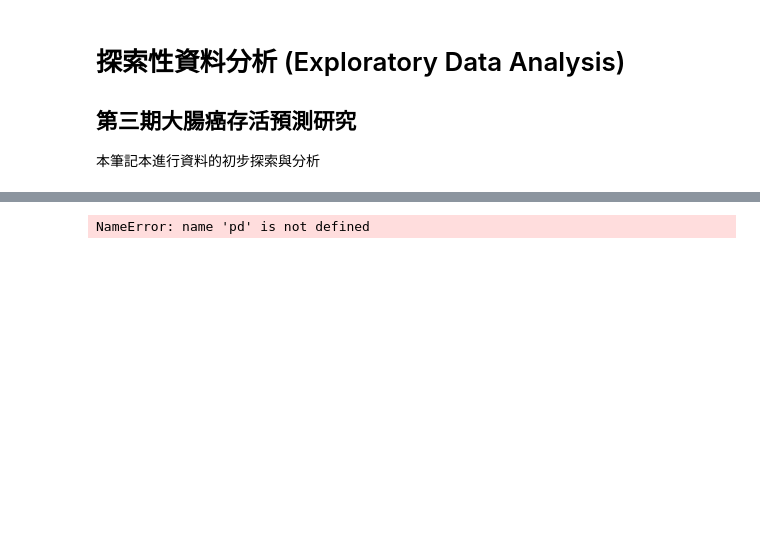
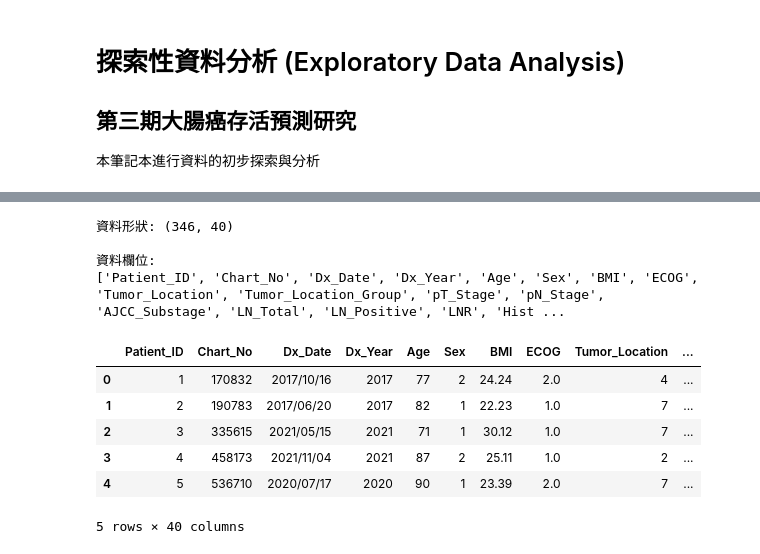
Before and after one commit to odafeng/stage_III_EDR_18, a Jupyter notebook: notebooks/01_exploratory_data_analysis.ipynb, the cells around one changed output, grey strips where cells are left out. Drawn from its saved outputs; the diff is of its cells as text; code cells hidden in the pictures; blank space fills up the shorter version.

```diff
--- a/notebooks/01_exploratory_data_analysis.ipynb
+++ b/notebooks/01_exploratory_data_analysis.ipynb
@@ -27,10 +27,20 @@ ModuleNotFoundError: No module named 'pandas'
 # %%
 # 載入資料
-data_path = r"C:\Users\4937\Desktop\Stage III Surv\data\raw\raw_data.csv"
-df = pd.read_csv(data_path)
+data_path = r"/Users/huangshifeng/Desktop/stage_III_colon_surv/Patient_Cohort.xlsx"
+df = pd.read_excel(data_path, sheet_name='Patients')
 
 print(f"資料形狀: {df.shape}")
 print(f"\n資料欄位:\n{df.columns.tolist()}")
 df.head()
 # %% [output]
-NameError: name 'pd' is not defined
+資料形狀: (346, 40)
+
+資料欄位:
+['Patient_ID', 'Chart_No', 'Dx_Date', 'Dx_Year', 'Age', 'Sex', 'BMI', 'ECOG', 'Tumor_Location', 'Tumor_Location_Group', 'pT_Stage', 'pN_Stage', 'AJCC_Substage', 'LN_Total', 'LN_Positive', 'LNR', 'Hist ...
+|  | Patient_ID | Chart_No | Dx_Date | Dx_Year | Age | Sex | BMI | ECOG | Tumor_Location | ... |
+| 0 | 1 | 170832 | 2017/10/16 | 2017 | 77 | 2 | 24.24 | 2.0 | 4 | ... |
+| 1 | 2 | 190783 | 2017/06/20 | 2017 | 82 | 1 | 22.23 | 1.0 | 7 | ... |
+| 2 | 3 | 335615 | 2021/05/15 | 2021 | 71 | 1 | 30.12 | 1.0 | 7 | ... |
+| 3 | 4 | 458173 | 2021/11/04 | 2021 | 87 | 2 | 25.11 | 1.0 | 2 | ... |
+| 4 | 5 | 536710 | 2020/07/17 | 2020 | 90 | 1 | 23.39 | 2.0 | 7 | ... |
+5 rows × 40 columns
```
Also changed, not shown: parts of 9 cells of this notebook, 4 other files.
